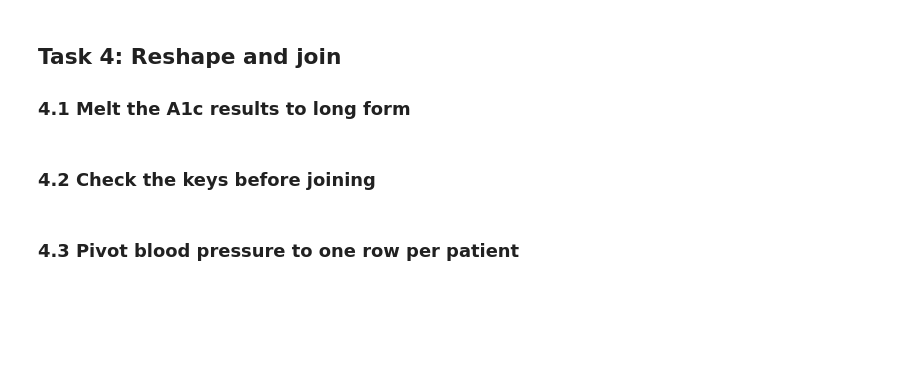
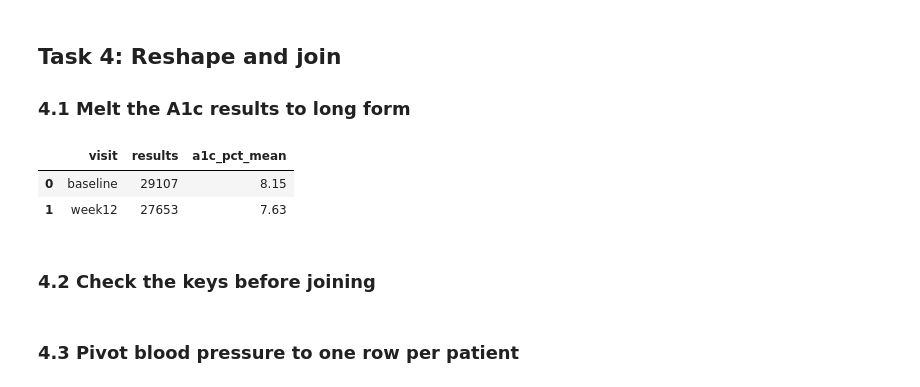
Before and after one commit to alexanderjbeagle/ds217-26f-06, a Jupyter notebook: assignment.ipynb, the cells around one changed output. Cells and saved outputs as stored; diff of their text form; code cells hidden in the pictures; blank space fills up the shorter version.

```diff
--- a/assignment.ipynb
+++ b/assignment.ipynb
@@ -407,9 +401,32 @@ decision_table
 
 ### 4.1 Melt the A1c results to long form
 # %%
-# TODO: melt raw["a1c_wide"], map the visit labels, drop the rows with no result,
-# then save the per-visit summary to A1C_SUMMARY_PATH (README Task 4.1).
-a1c_long = None
+a1c_raw = raw["a1c_wide"].copy(deep=True)
+a1c_long = a1c_raw.melt(
+    id_vars=["patient_id"],
+    value_vars=["a1c_baseline", "a1c_week12"],
+    var_name="visit",
+    value_name="a1c_pct"
+)
+a1c_visit_map = {"a1c_baseline": "baseline", "a1c_week12": "week12"}
+a1c_long["visit"] = a1c_long["visit"].map(a1c_visit_map)
+assert a1c_long["a1c_pct"].dtype == "float64", "Error: a1c_pct is not float64"
+a1c_long = a1c_long.dropna(subset=["a1c_pct"]).reset_index(drop=True)
+baseline_results = (a1c_long["visit"] == "baseline").sum()
+week12_results = (a1c_long["visit"] == "week12").sum()
+baseline_mean = round(a1c_long.loc[a1c_long["visit"] == "baseline", "a1c_pct"].mean(), 2)
+week12_mean = round(a1c_long.loc[a1c_long["visit"] == "week12", "a1c_pct"].mean(), 2)
+a1c_summary_data = [
+    {"visit": "baseline", "results": baseline_results, "a1c_pct_mean": baseline_mean},
+    {"visit": "week12", "results": week12_results, "a1c_pct_mean": week12_mean}
+]
+a1c_summary = pd.DataFrame(a1c_summary_data, columns=["visit", "results", "a1c_pct_mean"])
+a1c_summary.to_csv(A1C_SUMMARY_PATH, index=False)
+a1c_summary
+# %% [output]
+|  | visit | results | a1c_pct_mean |
+| 0 | baseline | 29107 | 8.15 |
+| 1 | week12 | 27653 | 7.63 |
 # %% [markdown]
 ### 4.2 Check the keys before joining
 # %%
```
Also changed, not shown: parts of 9 cells of this notebook, 1 other file.
